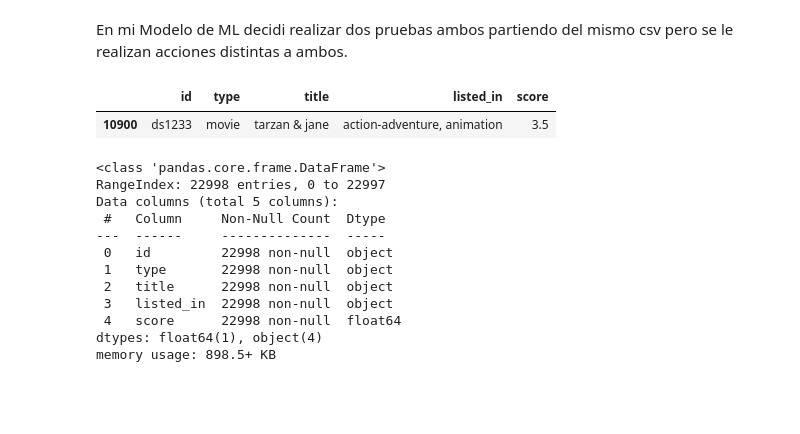
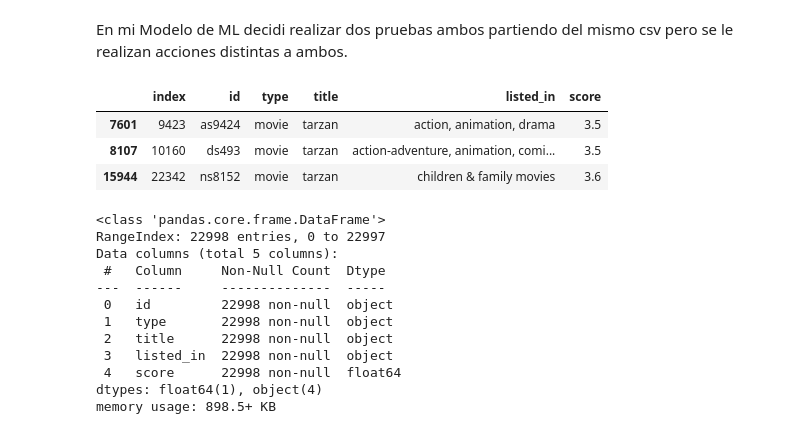
Before and after one commit to HernanCampo/Proyecto-plataformas, a Jupyter notebook: ML(coseno).ipynb, the cells around one changed output. Drawn from its saved outputs; the diff is of its cells as text; code cells hidden in the pictures; blank space fills up the shorter version.

```diff
--- a/ML(coseno).ipynb
+++ b/ML(coseno).ipynb
@@ -17,10 +17,12 @@ df = pd.read_csv("plataformas.csv", usecols=['id', 'type', 'title', 'listed_in',
 # %%
 df['title'] = df['title'].str.strip()
 # %%
-df[df['title'] == 'tarzan & jane']
+df[df['title'] == 'tarzan']
 # %% [output]
-|  | id | type | title | listed_in | score |
-| 10900 | ds1233 | movie | tarzan & jane | action-adventure, animation | 3.5 |
+|  | index | id | type | title | listed_in | score |
+| 7601 | 9423 | as9424 | movie | tarzan | action, animation, drama | 3.5 |
+| 8107 | 10160 | ds493 | movie | tarzan | action-adventure, animation, comi... | 3.5 |
+| 15944 | 22342 | ns8152 | movie | tarzan | children & family movies | 3.6 |
 # %%
 # Realizo unos vistazos rapidos.
 df.info()
```
Also changed, not shown: parts of 8 cells of this notebook, 1 other file.
